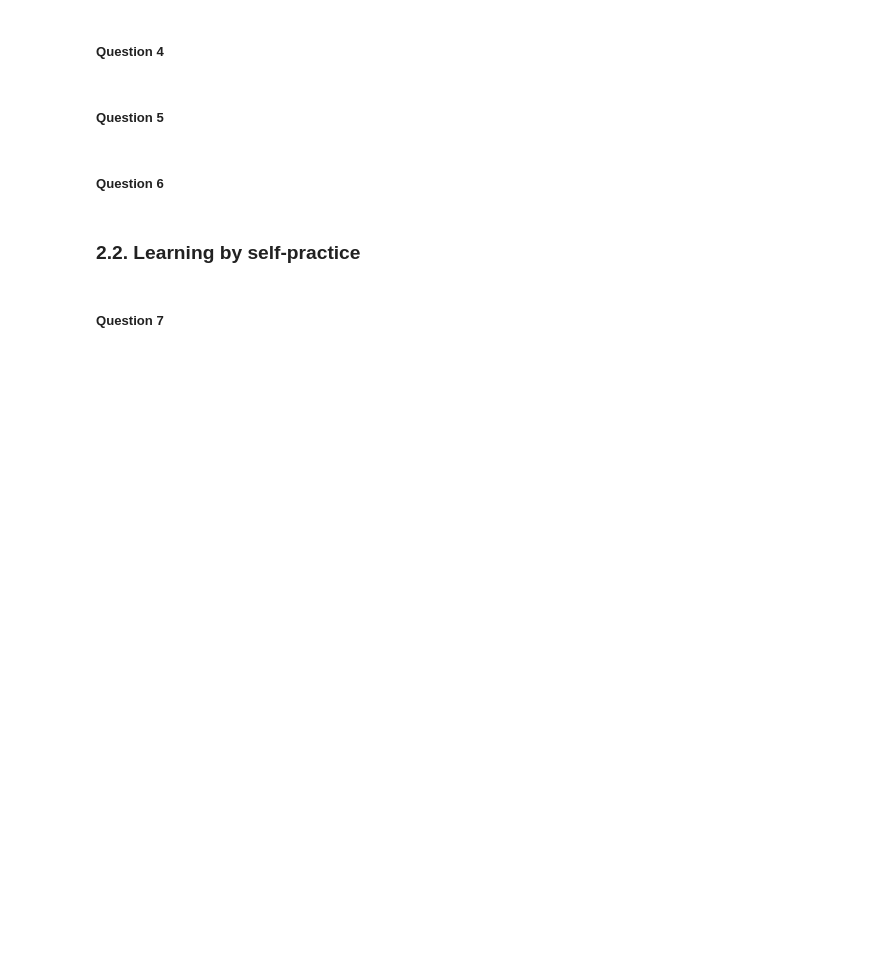
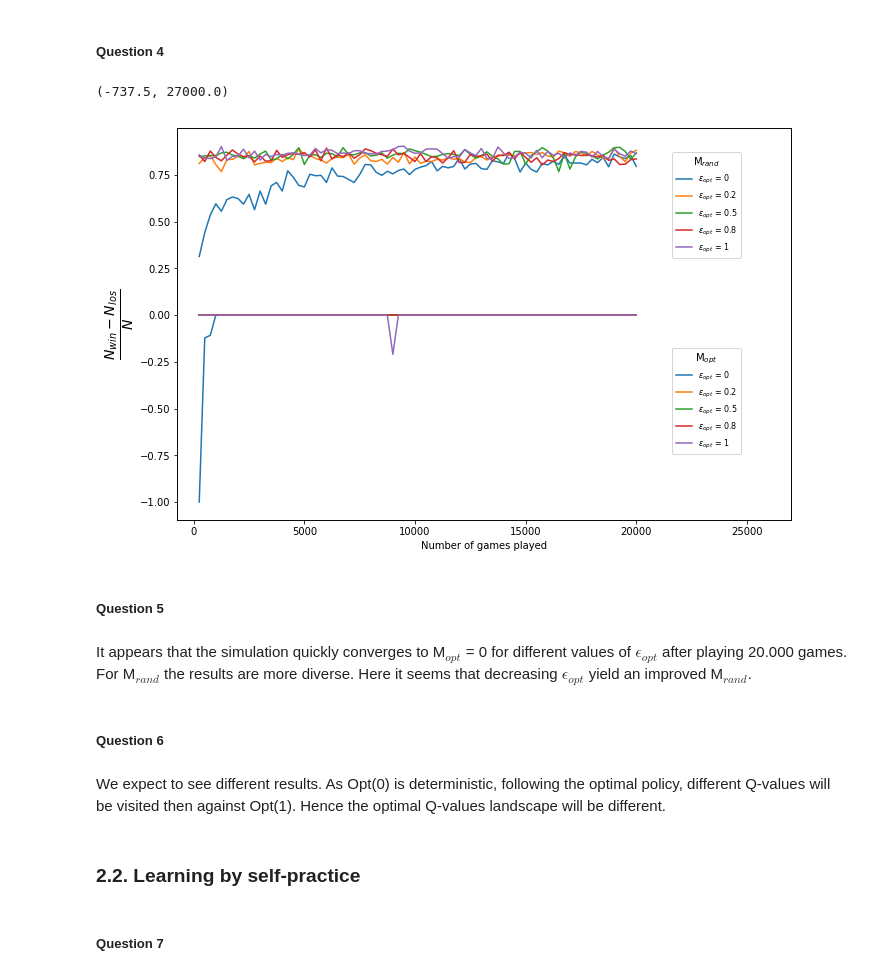
Before and after one commit to hbenedek/tic-tac-toe, a Jupyter notebook: main.ipynb, the cells around one changed output. Saved outputs shown, nothing was run; the diff lists cells and outputs as text; code cells hidden in the pictures; blank space fills up the shorter version.

```diff
--- a/main.ipynb
+++ b/main.ipynb
@@ -33,9 +111,50 @@ from tic_env import *
 # %% [markdown]
 ##### Question 4 <a class="anchor" id="chapterq4"></a>
+# %%
+agent1 = QPlayer(explore=True, n_star=1000)
+agents2 = [OptimalPlayer(epsilon=0), OptimalPlayer(epsilon=0.2),OptimalPlayer(epsilon=0.5),OptimalPlayer(epsilon=0.8),OptimalPlayer(epsilon=1)]
+env = TictactoeEnv()
+
+m_opts_Q4 = np.zeros((80, len(agents)))
+m_rands_Q4 = np.zeros((80, len(agents)))
+
+for i, agent in enumerate(agents2):
+    m_opts_Q4[:,i], m_rands_Q4[:,i] = learning_evolution(agent1, opponent, N=80)
+# %%
+labels = [0, 0.2, 0.5, 0.8, 1]
+fig, ax = plt.subplots(figsize= (11,7.2))
+
+for i, label in enumerate(labels):
+    ax.plot(np.arange(1,80+1)*250, m_opts_Q4[:,i], label = r"$\epsilon_{{opt}}$ = {}".format(label))
+
+ax.legend( loc = 'upper left', title = r'M$_{{opt}}$', bbox_to_anchor = (0.8, 0.45), prop={'size': 8})
+
+ax2 = ax.twiny()
+ax2
+
+for i, label in enumerate(labels):
+    ax2.plot(np.arange(1,80+1)*250, m_rands_Q4[:,i], label = r"$\epsilon_{{opt}}$ = {}".format(label))
+
+ax2.get_xaxis().set_visible(False)
+ax2.legend(loc = 'upper left', title = r'M$_{{rand}}$', bbox_to_anchor = (0.8, 0.95), prop={'size': 8})
+
+ax.yaxis.label.set_size(20)
+ax.set_ylabel(r"$\frac{N_{win} - N_{los}}{N}$")
+ax.set_xlabel("Number of games played")
+
+ax.set_xlim(right = 27000)
+ax2.set_xlim(right = 27000)
+# %% [output]
+(-737.5, 27000.0)
+[figure, added]
 # %% [markdown]
 ##### Question 5 <a class="anchor" id="chapterq5"></a>
+# %% [markdown]
+It appears that the simulation quickly converges to M$_{opt}$ = 0 for different values of $\epsilon_{opt}$ after playing 20.000 games. For M$_{rand}$ the results are more diverse. Here it seems that decreasing $\epsilon_{opt}$ yield an improved M$_{rand}$.
 # %% [markdown]
 ##### Question 6 <a class="anchor" id="chapterq6"></a>
+# %% [markdown]
+We expect to see different results. As Opt(0) is deterministic, following the optimal policy, different Q-values will be visited then against Opt(1). Hence the optimal Q-values landscape will be different.
 # %% [markdown]
 ### 2.2. Learning by self-practice <a class="anchor" id="chapter22"></a>
 # %% [markdown]
```
Also changed, not shown: parts of 13 cells of this notebook.
